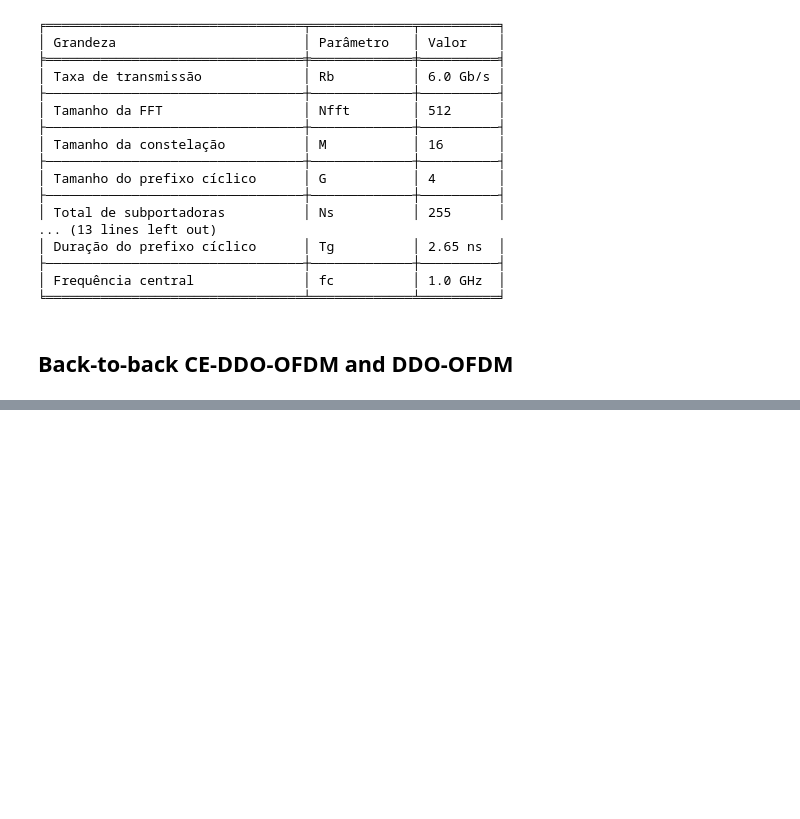
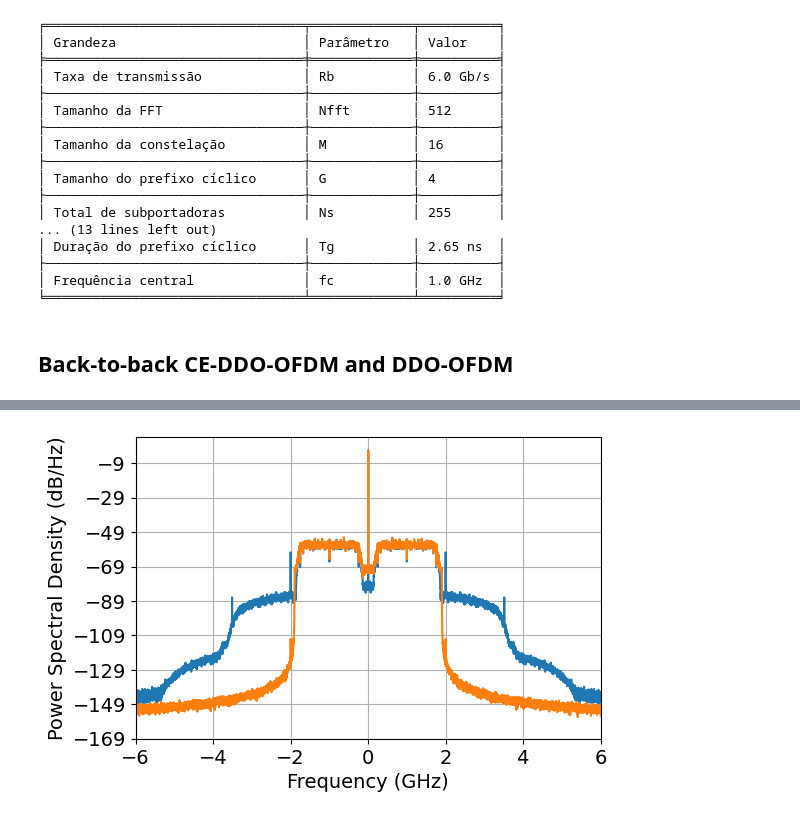
Before and after one commit to daniel7fontes/TCC_OFDM_ComOpt, a Jupyter notebook: AnaliseParam_B2B_16QAM.ipynb, the cells around one changed output, grey strips where cells are left out. Drawn from its saved outputs; the diff is of its cells as text; code cells hidden in the pictures; blank space fills up the shorter version.

```diff
--- a/AnaliseParam_B2B_16QAM.ipynb
+++ b/AnaliseParam_B2B_16QAM.ipynb
@@ -181 +188,8 @@ plt.psd(sigRxo, Fs=paramTx.Fa, NFFT = 16*1024, sides='twosided');
+# %%
+plt.psd(sigTxo, Fs=paramTx.Fa/1e9, NFFT = 16*1024, sides='twosided');
+plt.psd(sigRxo, Fs=paramTx.Fa/1e9, NFFT = 16*1024, sides='twosided');
+plt.xlabel('Frequency (GHz)')
+plt.xlim(-6,6);
+# %% [output]
+[figure, added]
 # %%
```
Also changed, not shown: parts of 20 cells of this notebook.
